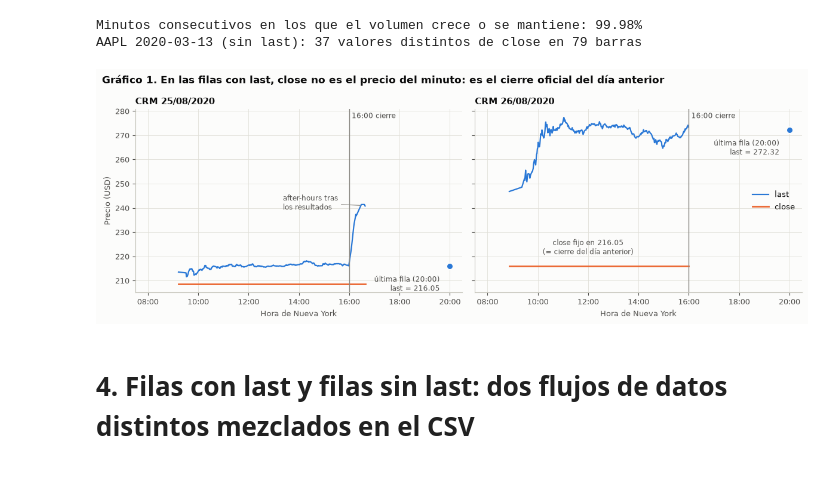
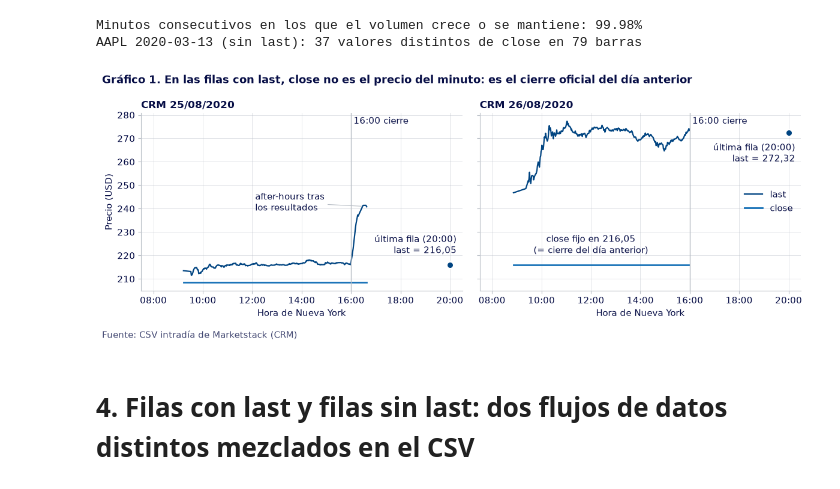
Before and after one commit to danielsoponaru/26_27_R09_Azul_Claro, a Jupyter notebook: Limpieza.ipynb, the cells around one changed output. Drawn from its saved outputs; the diff is of its cells as text; code cells hidden in the pictures.

Commit message:
Limpieza y packages: formato en español y gráficos numerados

```diff
--- a/Limpieza.ipynb
+++ b/Limpieza.ipynb
@@ -36,18 +38,9 @@ HORA_RESUMEN = 20 * 60     # 20:00 (fila resumen veraniega)
 INICIO_MAXIMO = 10 * 60    # 10:00 como límite para considerar día completo
 FIN_MINIMO = 15 * 60 + 30  # 15:30 como mínimo de cierre
 # %%
-# Estilo de los gráficos: fondo claro, rejilla fina y siempre el mismo color para lo mismo
-AZUL, NARANJA, VERDE, GRIS = "#2a78d6", "#eb6834", "#1baf7a", "#898781"
-FONDO, TINTA, TINTA_2 = "#fcfcfb", "#0b0b0b", "#52514e"
-plt.rcParams.update({
-    "figure.facecolor": FONDO, "axes.facecolor": FONDO, "savefig.facecolor": FONDO,
-    "axes.edgecolor": "#c3c2b7", "axes.labelcolor": TINTA_2, "text.color": TINTA,
-    "xtick.color": TINTA_2, "ytick.color": TINTA_2, "axes.grid": True, "grid.color": "#e1e0d9",
-    "grid.linewidth": 0.6, "axes.spines.top": False, "axes.spines.right": False,
-    "axes.titlesize": 10.5, "axes.titleweight": "bold", "axes.titlelocation": "left",
-    "figure.titlesize": 12, "figure.titleweight": "bold",
-    "lines.linewidth": 2, "legend.frameon": False, "font.size": 9.5,
-})
+# Estilo de los gráficos: el común del reto (paleta BBVA), definido en packages/bbva_graficos.py.
+# Siempre el mismo color para lo mismo, siguiendo el orden de uso de la paleta.
+configurar_graficos()
 pd.set_option("display.width", 200)
 # %% [markdown]
 # 1. Carga y unificación de los 26 CSV + primera exploración
@@ -235,34 +228,38 @@ AAPL 2020-03-13 (sin last): 37 valores distintos de close en 79 barras
 # %%
 # Gráfico: los dos días de CRM. last sigue al precio; close se queda en el cierre del día anterior
 fig, ejes = plt.subplots(1, 2, figsize=(12, 4.3), sharey=True)
-for ax, dia in zip(ejes, [dia_crm_ant, dia_crm]):
+# La etiqueta de la última fila va encima o debajo del punto según dónde queda hueco en cada panel
+for ax, dia, dy in zip(ejes, [dia_crm_ant, dia_crm], [14, -34]):
     d = crm[crm["dia_ny"] == dia]
     intradia, final = d[d["minuto_ny"] < HORA_RESUMEN], d[d["minuto_ny"] >= HORA_RESUMEN]
     x = intradia["minuto_ny"] / 60
-    ax.plot(x, intradia["last"], color=AZUL, lw=1.6, label="last")
-    ax.plot(x, intradia["close"], color=NARANJA, lw=2, label="close")
+    ax.plot(x, intradia["last"], color=BBVA["principal"], lw=1.6, label="last")
+    ax.plot(x, intradia["close"], color=BBVA["medio"], lw=2, label="close")
     if len(final):
-        ax.plot(final["minuto_ny"] / 60, final["last"], "o", ms=8, color=AZUL, mec=FONDO, mew=1.5)
-        ax.annotate(f"última fila (20:00)\nlast = {final['last'].iloc[0]:.2f}", (20, final["last"].iloc[0]),
-                    xytext=(-12, -30), textcoords="offset points", ha="right", fontsize=8.5, color=TINTA_2)
-    ax.axvline(16, color=GRIS, lw=1)
-    ax.text(16.1, 0.98, "16:00 cierre", transform=ax.get_xaxis_transform(), fontsize=8.5, color=TINTA_2, va="top")
+        ax.plot(final["minuto_ny"] / 60, final["last"], "o", ms=8, color=BBVA["principal"], mec=BBVA["blanco"], mew=1.5)
+        ax.annotate(f"última fila (20:00)\nlast = {fmt_es(final['last'].iloc[0], 2)}", (20, final["last"].iloc[0]),
+                    xytext=(8, dy), textcoords="offset points", ha="right")
+    ax.axvline(16, color=BBVA["gris_dato"], lw=1)
+    ax.text(16.1, 0.98, "16:00 cierre", transform=ax.get_xaxis_transform(), va="top")
     ax.set_title(f"CRM {dia:%d/%m/%Y}")
     ax.set_xticks(range(8, 21, 2), [f"{h:02d}:00" for h in range(8, 21, 2)])
     ax.set_xlim(7.5, 20.5)
     ax.set_xlabel("Hora de Nueva York")
 ejes[0].set_ylabel("Precio (USD)")
-ejes[0].annotate("after-hours tras\nlos resultados", (16.5, 241), xytext=(-95, -5), textcoords="offset points",
-                 fontsize=8.5, color=TINTA_2, arrowprops=dict(arrowstyle="-", color=GRIS, lw=0.8))
+numeros_es(ejes[0].yaxis)
+ejes[0].annotate("after-hours tras\nlos resultados", (16.5, 241), xytext=(-130, -5), textcoords="offset points",
+                 arrowprops=dict(arrowstyle="-", color=BBVA["gris_dato"], lw=0.8))
 close_fijo = crm.loc[crm["dia_ny"] == dia_crm, "close"].iloc[0]
-ejes[1].annotate(f"close fijo en {close_fijo:.2f}\n(= cierre del día anterior)", (12, close_fijo), xytext=(0, 14),
-                 textcoords="offset points", fontsize=8.5, color=TINTA_2, ha="center")
+ejes[1].annotate(f"close fijo en {fmt_es(close_fijo, 2)}\n(= cierre del día anterior)", (12, close_fijo), xytext=(0, 14),
+                 textcoords="offset points", ha="center")
 ejes[1].legend(loc="center right")
 fig.suptitle("Gráfico 1. En las filas con last, close no es el precio del minuto: es el cierre oficial del día anterior", x=0.01, ha="left")
 plt.tight_layout()
+anotar_fuente(fig, "CSV intradía de Marketstack (CRM)")
+guardar_mpl(fig, "limpieza_crm_last_vs_close")
 plt.show()
 # %% [output]
-[figure, old version]
+[figure, new version]
 # %% [markdown]
 # 4. Filas con last y filas sin last: dos flujos de datos distintos mezclados en el CSV
 # %%
```
Also changed, not shown: parts of 4 cells of this notebook, 9 other files.
